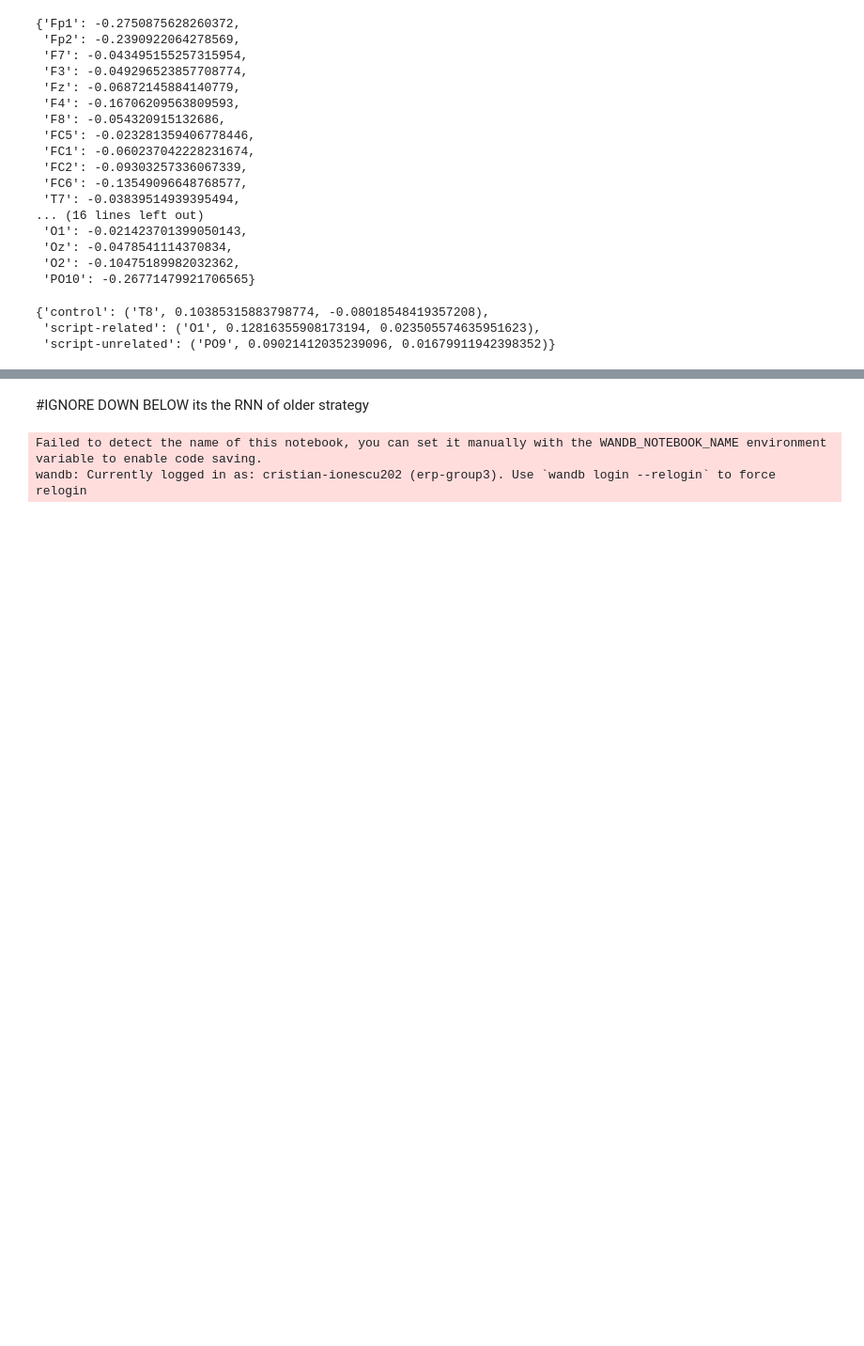
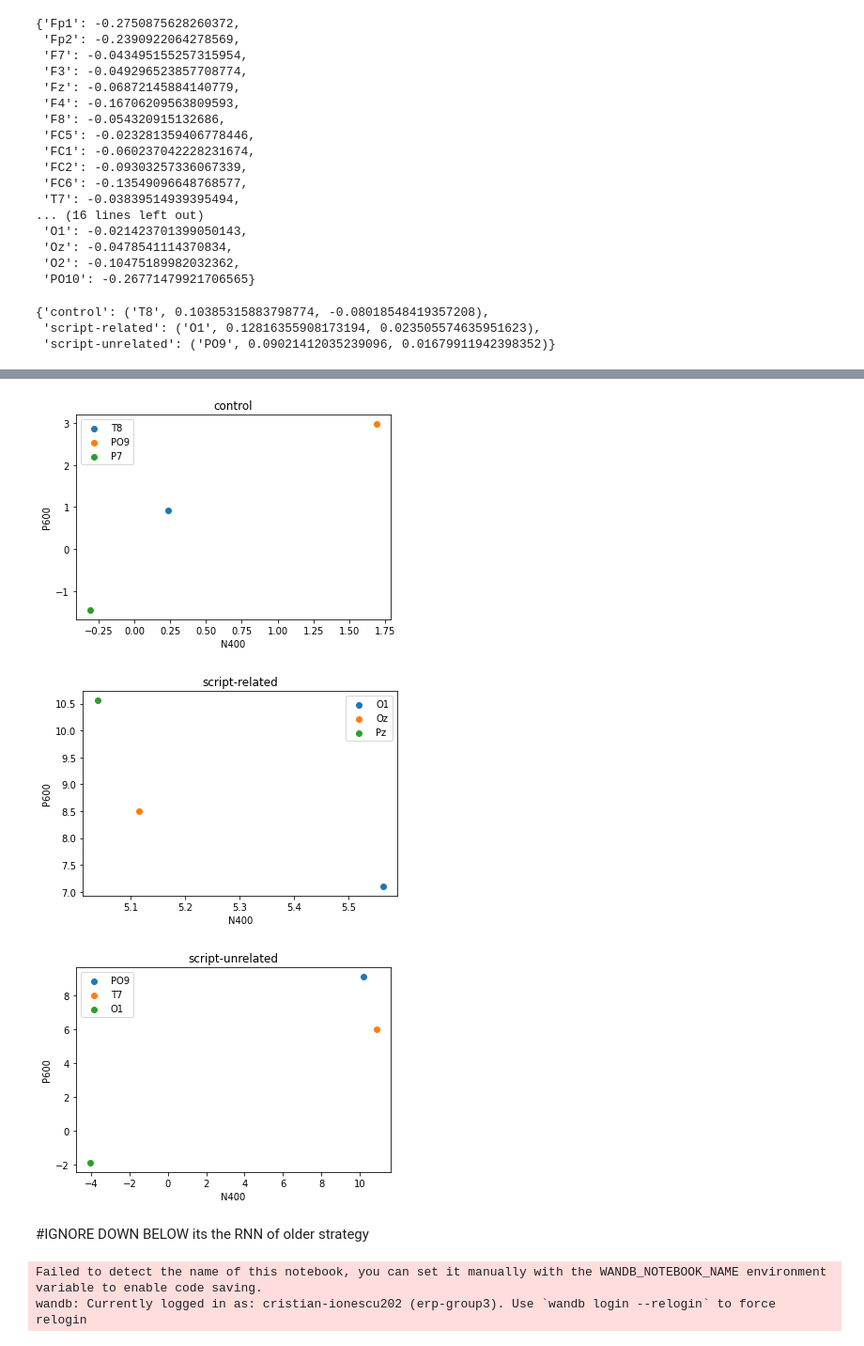
Before and after one commit to cristianionescu7/ERP_group3, a Jupyter notebook: main.ipynb, the cells around one changed output, grey strips where cells are left out. Shown: that part at 94% size. Saved outputs shown, nothing was run; the diff lists cells and outputs as text; code cells hidden in the pictures; blank space fills up the shorter version.

```diff
--- a/main.ipynb
+++ b/main.ipynb
@@ -450,3 +484,20 @@ for condition in ['control', 'script-related', 'script-unrelated']:
+# %%
+# visualise the difference between the mean and the predicted value
+
+#plotting the ERPs for each condition
+plt.figure()
+for condition in ['control', 'script-related', 'script-unrelated']:
+    for el in relevant_els[condition]:
+        plt.scatter(ERPS[(1, condition)][0][el],ERPS[(1, condition)][1][el])
+        plt.legend(relevant_els[condition])
+        plt.xlabel('N400')
+        plt.ylabel('P600')
+    plt.title(condition)
+    plt.show()
+# %% [output]
+[figure, added]
+[figure, added]
+[figure, added]
 # %% [markdown]
 #IGNORE DOWN BELOW its the RNN of older strategy
 # %%
```
Also changed, not shown: parts of 2 cells of this notebook, 7 other files.
